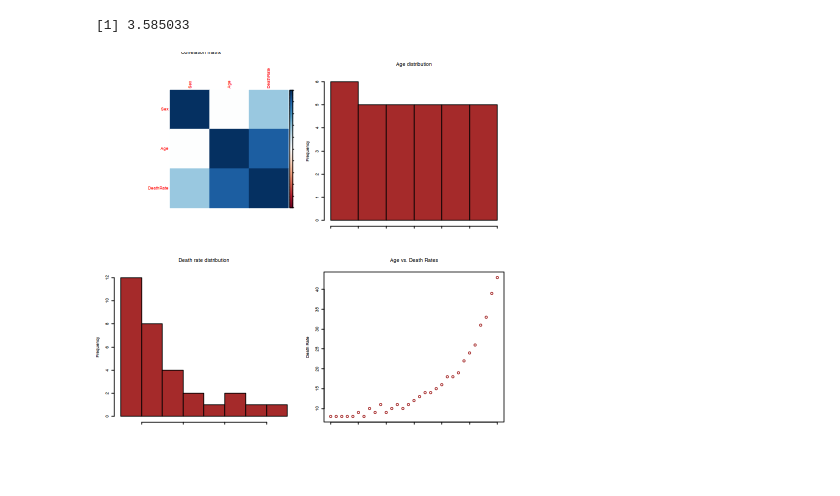
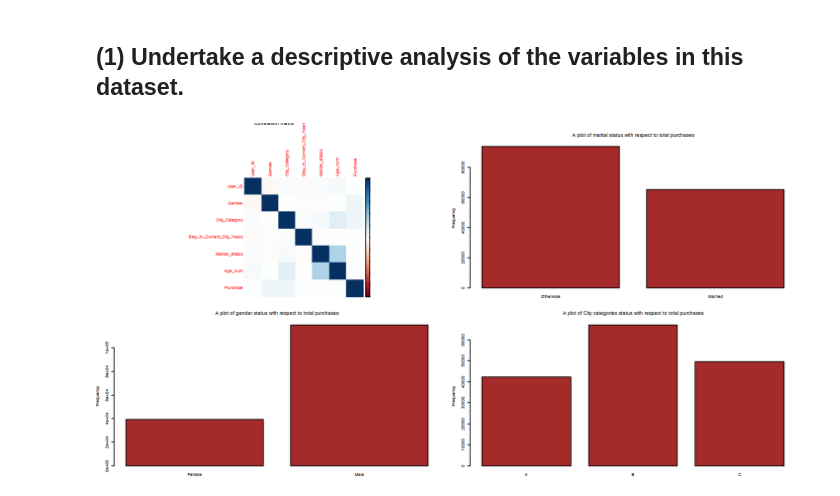
Before and after one commit to yusufbrima/AIMS, a Jupyter notebook: Lectures/Review Phase/Block 4/Statistical Regression With R/Assignments/002/brima_yusuf_SRR2.ipynb, the cells around one changed output. Drawn from its saved outputs; the diff is of its cells as text; code cells hidden in the pictures; blank space fills up the shorter version.

```diff
--- a/Lectures/Review Phase/Block 4/Statistical Regression With R/Assignments/002/brima_yusuf_SRR2.ipynb
+++ b/Lectures/Review Phase/Block 4/Statistical Regression With R/Assignments/002/brima_yusuf_SRR2.ipynb
@@ -116,33 +47,2 @@ summary(female_data$DeathRate)
-# %%
-var_female_age =  sum(female_data$Age)/(length(female_data$Age) -1)
-dev_female_age = sqrt(var_age)
-
-
-var_female_death_rate =  sum(female_data$DeathRate)/(length(female_data$DeathRate) -1)
-dev_female_death_rate = sqrt(var_death_rate)
-
-
-
-print(dev_female_death_rate)
-# %% [output]
-[1] 3.585033
-# %%
-#Task 2.2 for Males
-res <-  display_correlation(male_data)
-options(repr.plot.width=7, repr.plot.height=3)
-par(mfrow=c(1,2))
-# make labels and margins smaller
-par(cex=0.4,mai=c(0.1,0.3,0.4,0.2))
-corrplot::corrplot(res,method="color",title="Correlation matrix")
-
-#barplot(prop.table(table(is.factor(male_data$Age))))
-
-hist(male_data$Age,main = "Age distribution",ylab = "Frequency",xlab = "Age",col="brown")
-
-
-hist(male_data$DeathRate,main = "Death rate distribution",ylab = "Frequency",xlab = "Data Rate",col="brown")
-
-plot(male_data$Age,male_data$DeathRate, col="brown",xlab="Age",ylab = "Death Rate",main = glue("Age vs. Death Rates"))
-# %% [output]
-[figure, removed]
-[figure, removed]
+# %% [markdown]
+## (1) Undertake a descriptive analysis of the variables in this dataset.
@@ -149,3 +58,31 @@ plot(male_data$Age,male_data$DeathRate, col="brown",xlab="Age",ylab = "Death Rat
+# %%
+#basic visualizations
+
+
+options(repr.plot.width=12, repr.plot.height=6)
+par(mfrow=c(2,2))
+# make labels and margins smaller
+par(cex=0.4,mai=c(0.2,0.3,0.4,0.2))
+corrplot::corrplot(res,method="color",title="Correlation matrix")
+
+##We are visualizing marital status
+ms =  table(data$Marital_Status)
+barplot(ms,main = "A plot of marital status with respect to total purchases",
+        ylab = "Frequency",xlab ="Marital status",col="brown",names=c("Otherwise","Married"))
+
+##We are inspecting gender categories as per total purchases
+gen =  table(data$Gender)
+barplot(gen,main = "A plot of gender status with respect to total purchases",
+        ylab = "Frequency",xlab ="Gender",col="brown",names=c("Female","Male"))
+
+
+cc =  table(data$City_Category)
+barplot(cc,main = "A plot of City categories status with respect to total purchases",
+        ylab = "Frequency",xlab ="City Categories",col="brown",names=c("A","B","C"))
+
+#boxplot(Age_num,Purchase,col="brown")
+# %% [output]
+[figure, added]
 # %%
 res
 # %% [output]
```
Also changed, not shown: parts of 45 cells of this notebook, 8 other files.
